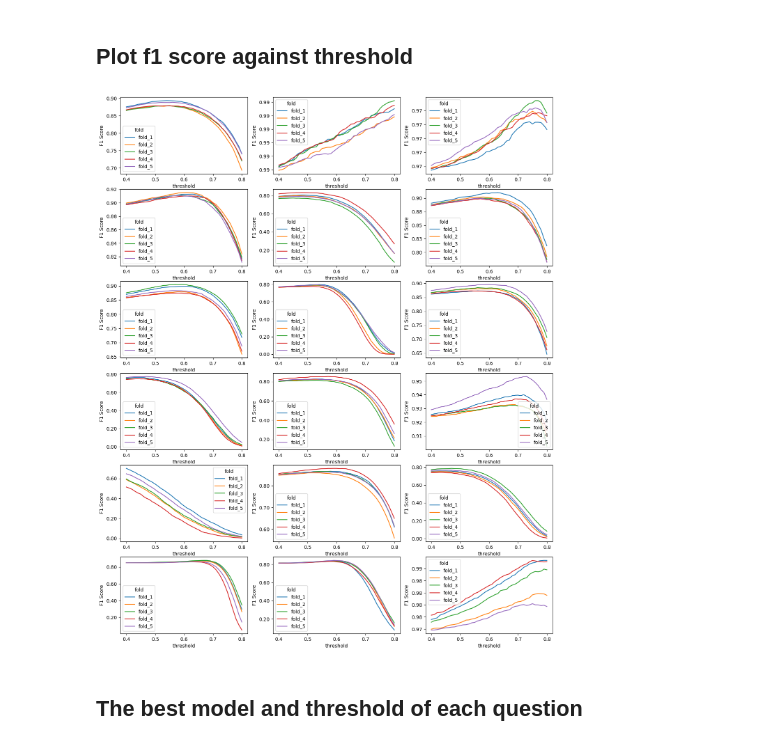
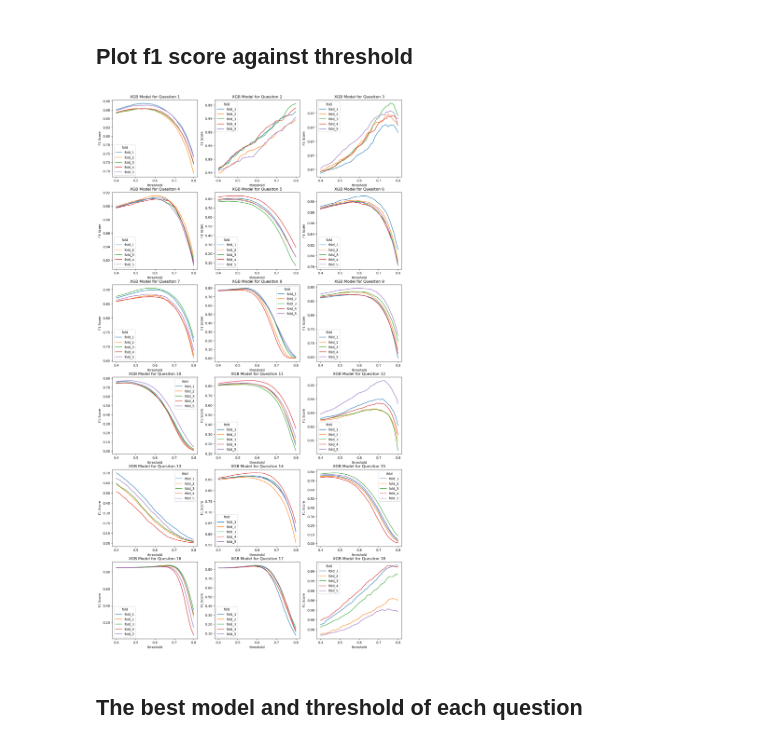
Before and after one commit to EricLaw-LYL/NSCI4051-Project, a Jupyter notebook: XGB_model.ipynb, the cells around one changed output. Saved outputs shown, nothing was run; the diff lists cells and outputs as text; code cells hidden in the pictures.

Commit message:
update f1 plot

```diff
--- a/XGB_model.ipynb
+++ b/XGB_model.ipynb
@@ -377,18 +372,6 @@ for grp in range(1, 4):
         print('### Fold',i+1)
         print('#'*25)
 
-        xgb_params = {
-        'objective' : 'binary:logistic',
-        'eval_metric':'logloss',
-        'learning_rate': 0.05,
-        'max_depth': 4,
-        'n_estimators': 1000,
-        'early_stopping_rounds': 50,
-        'tree_method':'hist',
-        'subsample':0.8,
-        'colsample_bytree': 0.4,
-        'use_label_encoder' : False}
-
         for t in qrange:
             # TRAIN DATA
             train_x = df.iloc[train_index]
@@ -467,23 +450,24 @@ for q in range(1, 19):
 # %% [markdown]
 ## Plot f1 score against threshold
 # %%
-plt.figure(figsize = (16, 20))
+plt.figure(figsize = (16, 30))
 folds = [f"fold_{i}" for i in range(1, 6)]
 
 for q in range(18):
     df = pd.DataFrame(score[q, :, :].transpose(), columns = folds)
     df["threshold"] = thresholds
     df = df.melt(id_vars = "threshold", value_vars = folds, var_name = "fold")
 
     plt.subplot(6, 3, q+1)
     sns.lineplot(df, x = "threshold", y = "value", hue = "fold")
     plt.ylabel("F1 Score")
+    plt.title(f"XGB Model for Quesiton {q+1}")
     plt.gca().yaxis.set_major_formatter(StrMethodFormatter('{x:,.2f}'))
 
 plt.savefig("model_plot/f1_threshold.pdf", format = "pdf", bbox_inches = "tight")
 plt.show()
 # %% [output]
-[figure, old version]
+[figure, new version]
 # %% [markdown]
 ## The best model and threshold of each question
 # %%
```
Also changed, not shown: parts of 3 cells of this notebook, 1 other file.
